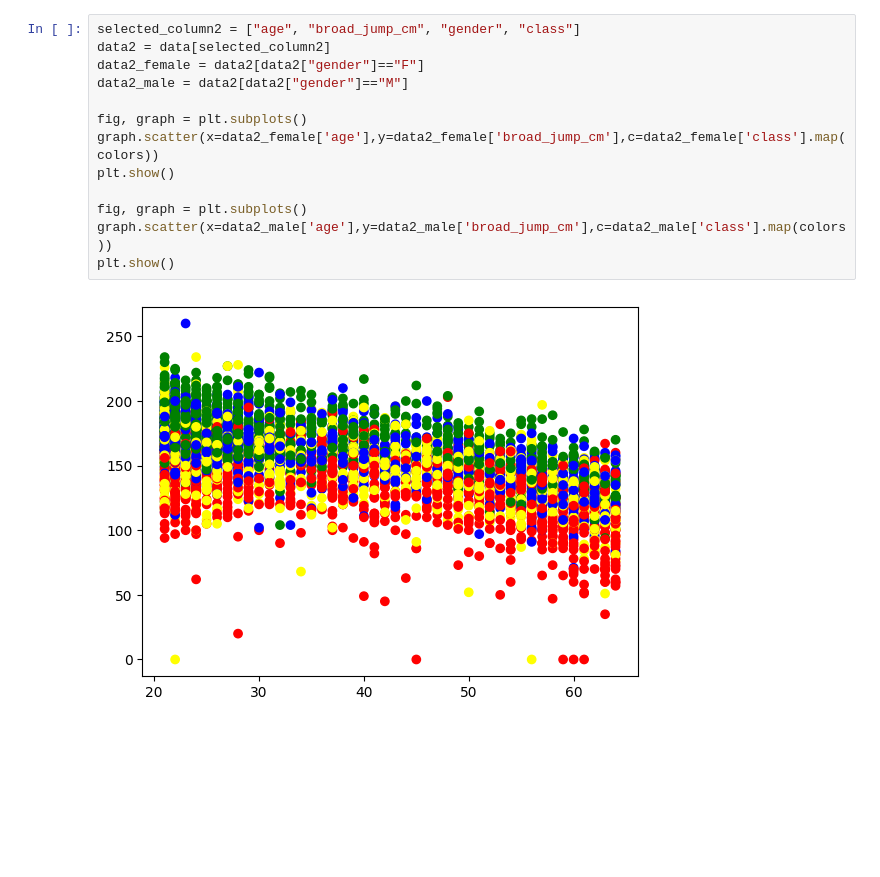
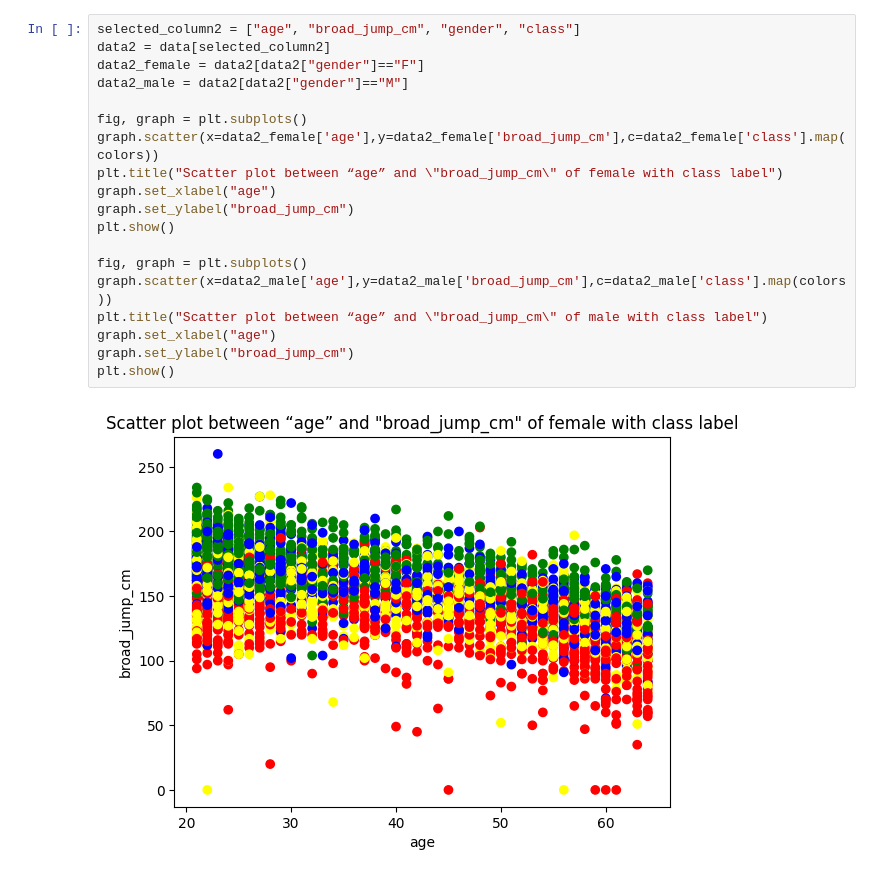
Before and after one commit to kookwangs/DataMiningProject, a Jupyter notebook: kwang_visualize.ipynb, the cells around one changed output. Cells and saved outputs as stored; diff of their text form; blank space fills up the shorter version.

```diff
--- a/kwang_visualize.ipynb
+++ b/kwang_visualize.ipynb
@@ -22,15 +28,21 @@ plt.show()
 # %%
 selected_column2 = ["age", "broad_jump_cm", "gender", "class"]
 data2 = data[selected_column2]
 data2_female = data2[data2["gender"]=="F"]
 data2_male = data2[data2["gender"]=="M"]
 
 fig, graph = plt.subplots()
 graph.scatter(x=data2_female['age'],y=data2_female['broad_jump_cm'],c=data2_female['class'].map(colors))
+plt.title("Scatter plot between “age” and \"broad_jump_cm\" of female with class label")
+graph.set_xlabel("age")
+graph.set_ylabel("broad_jump_cm")
 plt.show()
 
 fig, graph = plt.subplots()
 graph.scatter(x=data2_male['age'],y=data2_male['broad_jump_cm'],c=data2_male['class'].map(colors))
+plt.title("Scatter plot between “age” and \"broad_jump_cm\" of male with class label")
+graph.set_xlabel("age")
+graph.set_ylabel("broad_jump_cm")
 plt.show()
 # %% [output]
-[figure, old version]
+[figure, new version]
```
Also changed, not shown: parts of 2 cells of this notebook, 1 other file.
